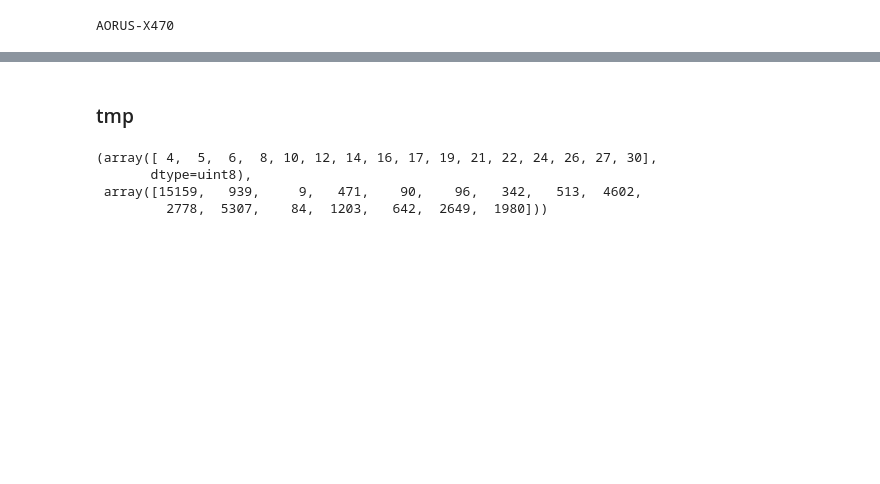
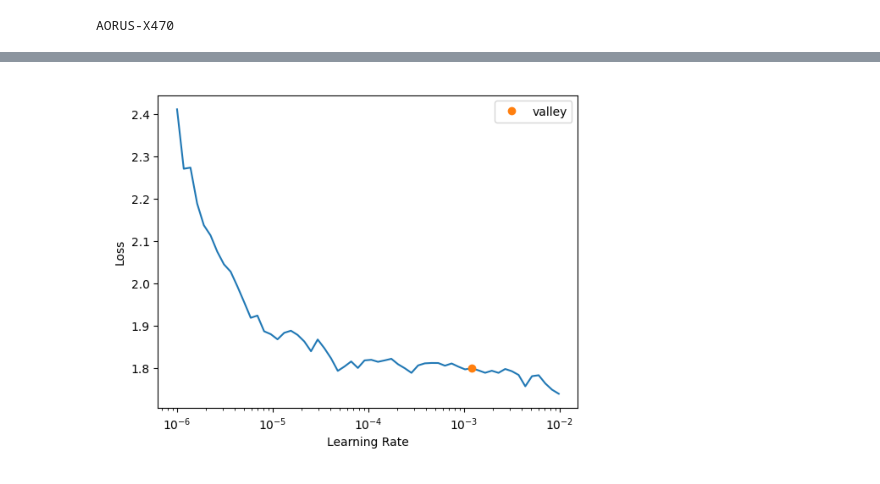
Before and after one commit to mzsuetam/computational-intelligence-proj, a Jupyter notebook: notebooks/segmentation.ipynb, the cells around one changed output, grey strips where cells are left out. Saved outputs shown, nothing was run; the diff lists cells and outputs as text; code cells hidden in the pictures; blank space fills up the shorter version.

```diff
--- a/notebooks/segmentation.ipynb
+++ b/notebooks/segmentation.ipynb
@@ -104,4 +236,33 @@ dls.show_batch(max_n=4)
+# %%
+metrics = [
+    # 1. Dice coefficient (F1 score for segmentation)
+    # Best for:
+    # unbalanced datasets
+    # small objects (cars, houses, roads)
+    # general performance measurement
+    # Dice(axis=1),
+    DiceMulti,
+    # 2. Intersection-over-Union (IoU / Jaccard)
+    # Industry standard for segmentation competitions.
+    # Per-class IoU – Small classes (cars, roads, pedestrians)
+    # get terrible IoU even when global metrics look high.
+    # JaccardCoeff(axis=1),
+    JaccardCoeffMulti,
+    # 3. Recall
+    # Out of all pixels that should have been a class (ground truth),
+    # how many did the model correctly identify (low False Negatives).
+    # RecallMulti(),
+]
 # %%
+learn = unet_learner(
+    dls,
+    arch,
+    pretrained=False,
+    metrics = metrics,
+    loss_func = CrossEntropyLossFlat(axis=1),
+    # default_cbs=False # unet_learner does not support...
+    cbs = [EarlyStoppingCallback(patience=10, min_delta=0.0005)]
+)
+learn._grab_cbs(Recorder)[0].train_metrics = True # ... so we enable train_metrics manually
 
-learn = unet_learner(dls, resnet34)
-learn.fine_tune(8)
+learn.summary()
@@ -108,9 +288,13 @@ learn.fine_tune(8)
-# %% [markdown]
-### tmp
-# %%
-np.unique(PILImage.create(f"{path}/labels/0001TP_006750_P.png"), return_counts=True)
-# %% [output]
-(array([ 4,  5,  6,  8, 10, 12, 14, 16, 17, 19, 21, 22, 24, 26, 27, 30],
-       dtype=uint8),
- array([15159,   939,     9,   471,    90,    96,   342,   513,  4602,
-         2778,  5307,    84,  1203,   642,  2649,  1980]))
+# %%
+REFIND_LR = False
+if REFIND_LR:
+    learn.lr_find(start_lr=1e-6, end_lr=10)
+    # plt.imsave('lr-find.png', plt.gcf().canvas.buffer_rgba())
+    print("LR finder completed. Save the plot manually if needed.")
+else:
+    img_lr = plt.imread('../experiments/baseline/lr-find.png')
+    plt.imshow(img_lr)
+    plt.axis('off')
+    plt.show()
+# %% [output]
+[figure, added]
```
Also changed, not shown: parts of 33 cells of this notebook, 21 other files.
